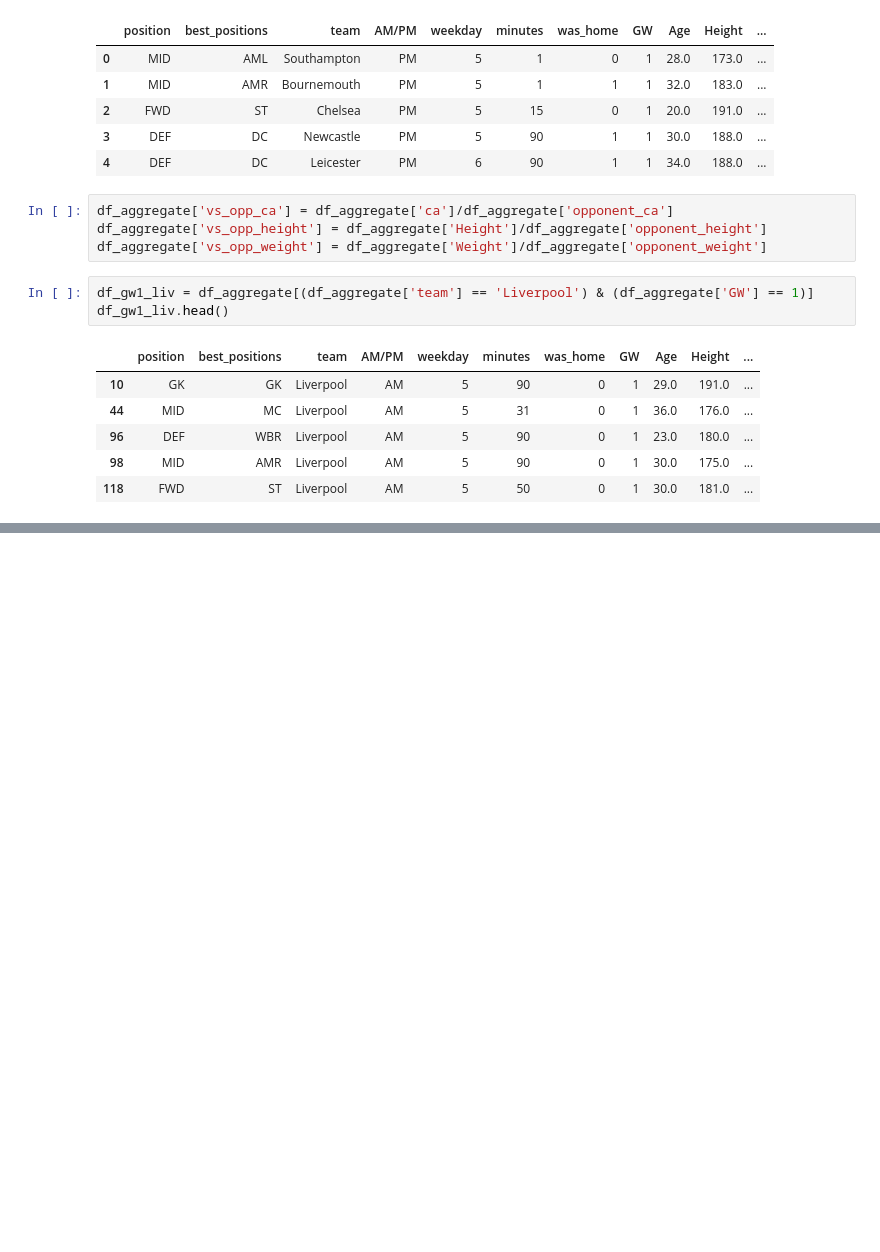
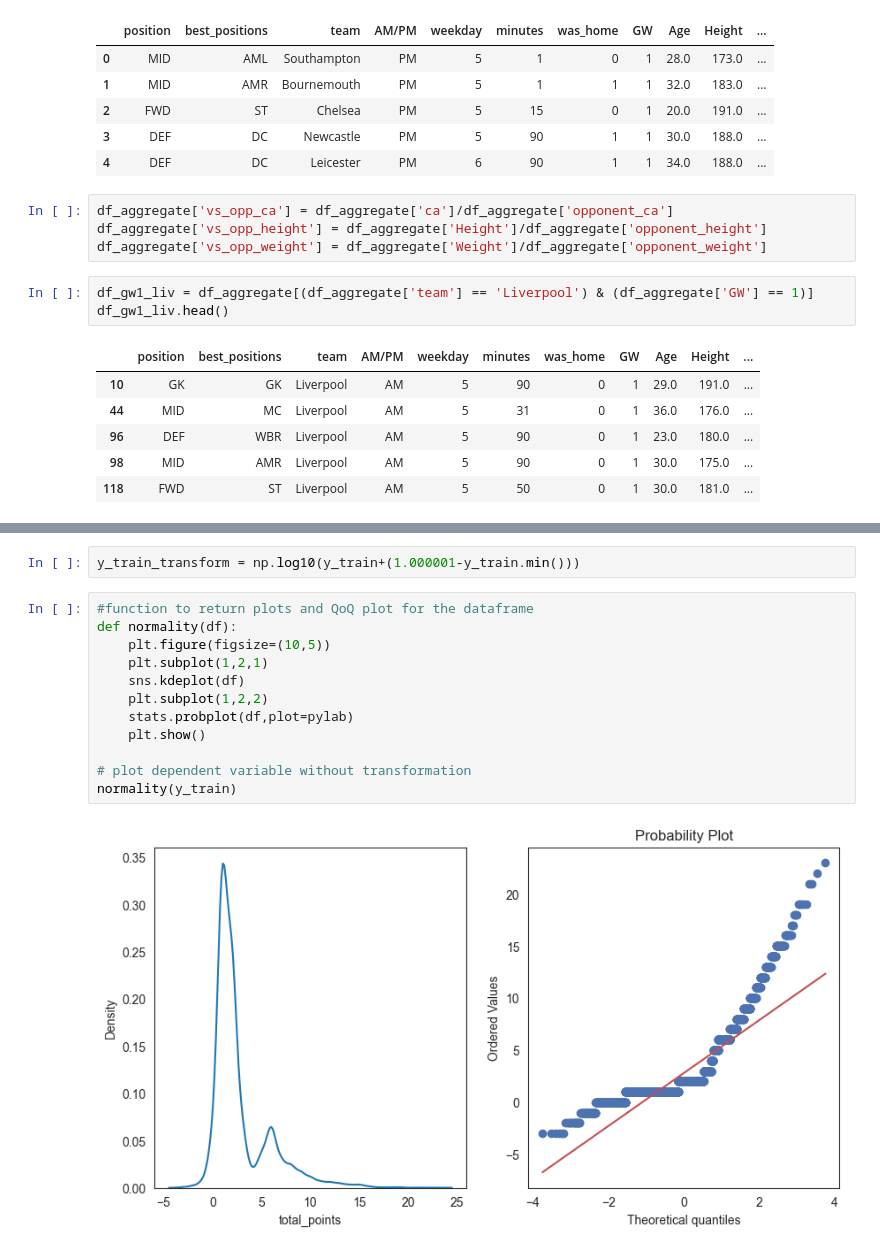
Before and after one commit to Willyiam723/fpl, a Jupyter notebook: main.ipynb, the cells around one changed output, grey strips where cells are left out. Cells and saved outputs as stored; diff of their text form; blank space fills up the shorter version.

```diff
--- a/main.ipynb
+++ b/main.ipynb
@@ -676,0 +822,16 @@ df_model.head()
+# %%
+y_train_transform = np.log10(y_train+(1.000001-y_train.min()))
+# %%
+#function to return plots and QoQ plot for the dataframe
+def normality(df):
+    plt.figure(figsize=(10,5))
+    plt.subplot(1,2,1)
+    sns.kdeplot(df)
+    plt.subplot(1,2,2)
+    stats.probplot(df,plot=pylab)
+    plt.show()
+
+# plot dependent variable without transformation
+normality(y_train)
+# %% [output]
+[figure, added]
```
Also changed, not shown: parts of 42 cells of this notebook.
